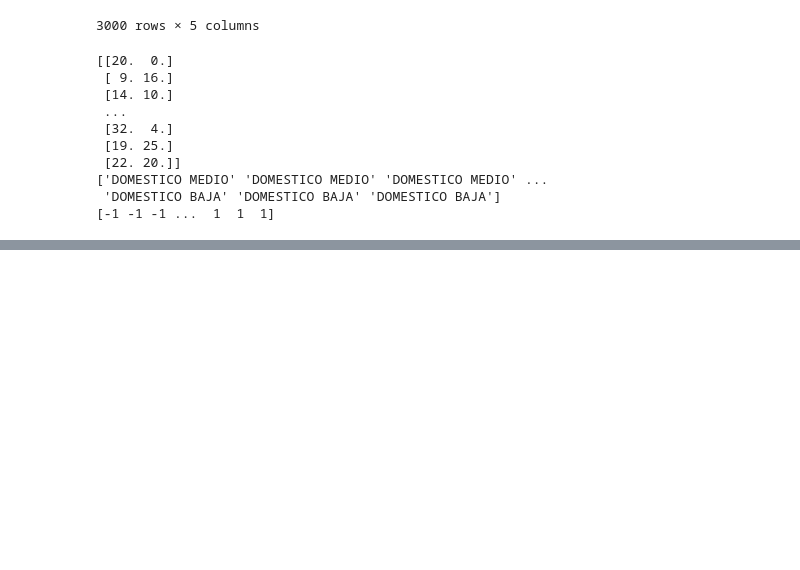
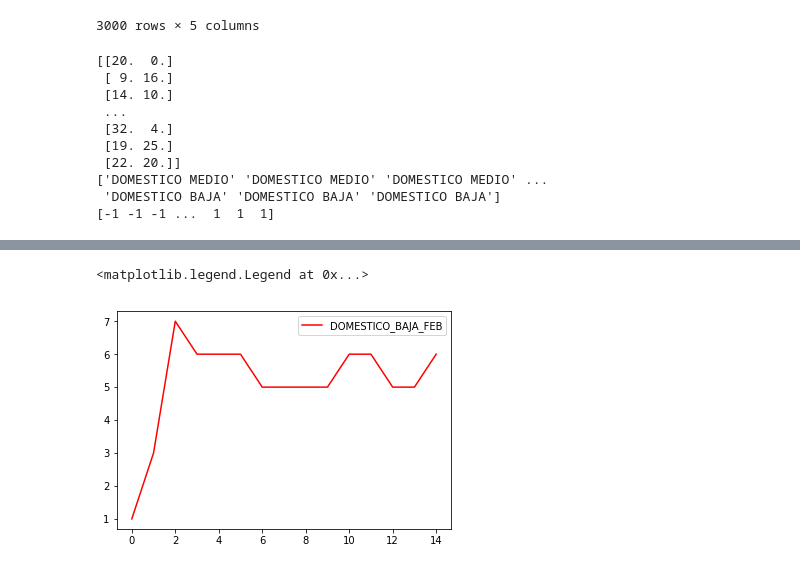
Before and after one commit to galis30/Galko_NS2020, a Jupyter notebook: Galko_projekt_NS.ipynb, the cells around one changed output, grey strips where cells are left out. Cells and saved outputs as stored; diff of their text form; code cells hidden in the pictures; blank space fills up the shorter version.

```diff
--- a/Galko_projekt_NS.ipynb
+++ b/Galko_projekt_NS.ipynb
@@ -148,0 +229,4 @@ print(y)
+# %%
+moj_perceptron_domestico_baja_feb = Perceptron()
+# %%
+moj_perceptron_domestico_baja_feb.fit(X,y)
@@ -148,0 +252,8 @@ print(y)
+# %%
+# vykreslenie chyby v malých bytoch
+plt.plot(moj_perceptron_domestico_baja_feb.errors_, color='red', label='DOMESTICO_BAJA_FEB')
+
+plt.legend()
+# %% [output]
+<matplotlib.legend.Legend at 0x...>
+[figure, added]
```
Also changed, not shown: parts of 9 cells of this notebook.
